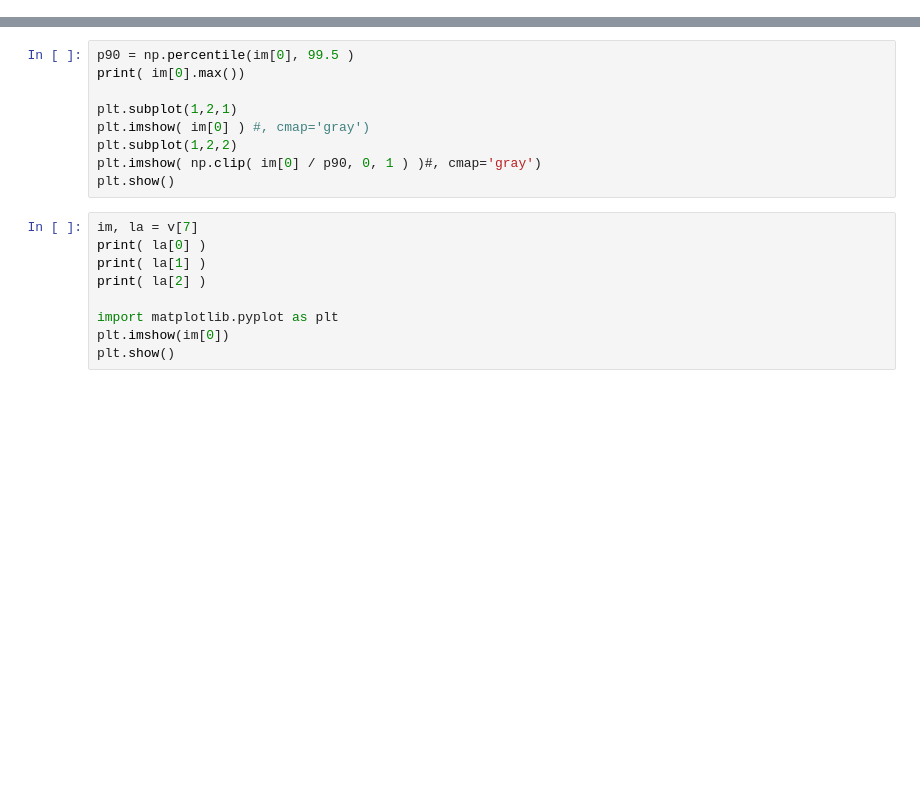
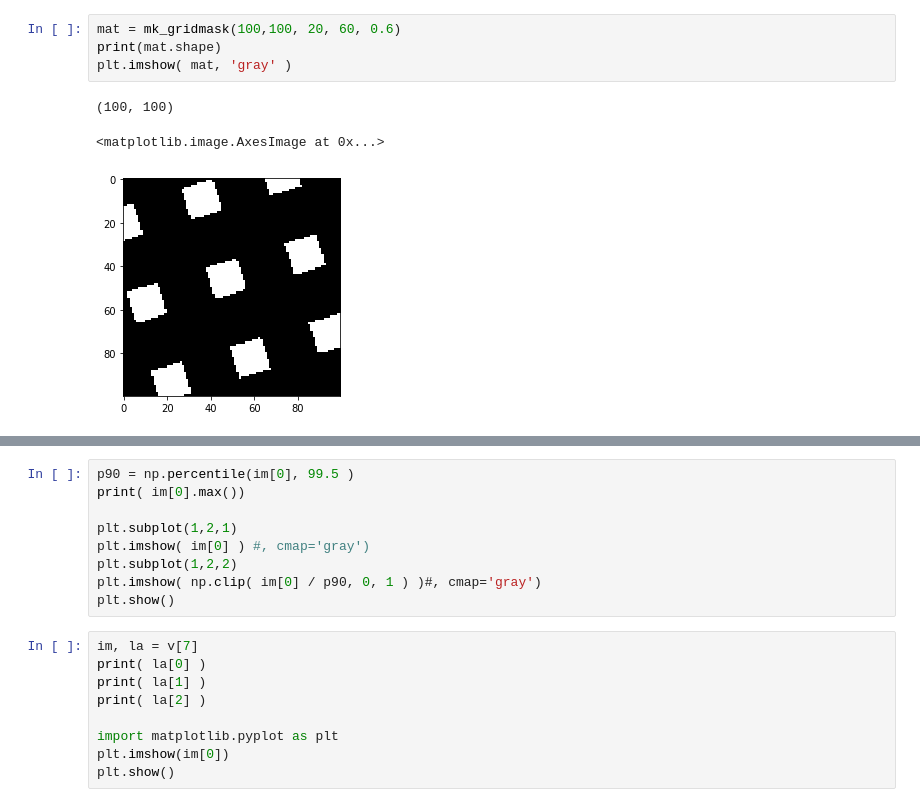
Before and after one commit to lisosia/kaggle-bengali-ai, a Jupyter notebook: src/test_dataloader.ipynb, the cells around one changed output, grey strips where cells are left out. Cells and saved outputs as stored; diff of their text form; blank space fills up the shorter version.

```diff
--- a/src/test_dataloader.ipynb
+++ b/src/test_dataloader.ipynb
@@ -24,0 +94,8 @@ train_dataset 160672 valid_dataset 40168
+# %%
+mat = mk_gridmask(100,100, 20, 60, 0.6)
+print(mat.shape)
+plt.imshow( mat, 'gray' )
+# %% [output]
+(100, 100)
+<matplotlib.image.AxesImage at 0x...>
+[figure, added]
```
Also changed, not shown: parts of 22 cells of this notebook, 2 other files.
